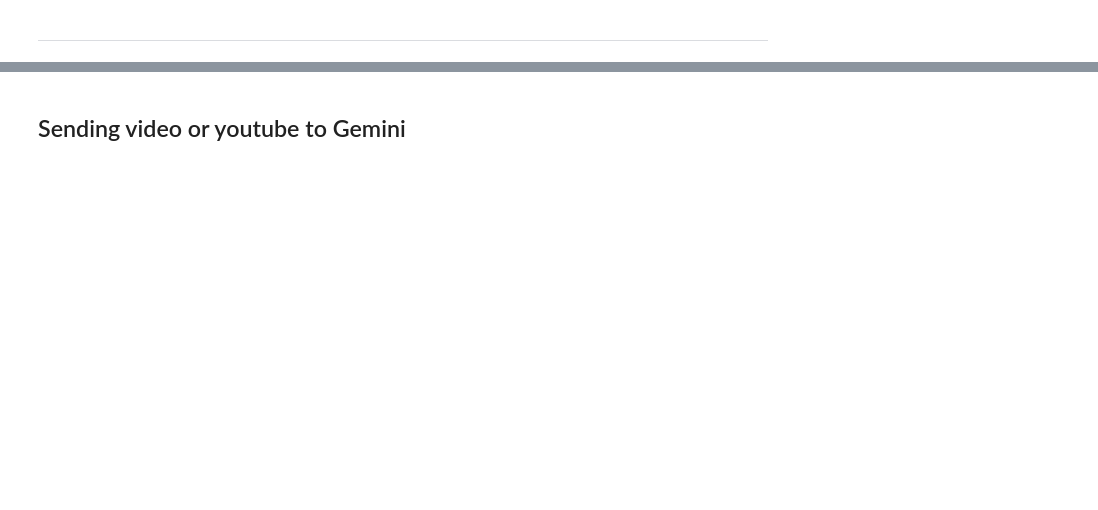
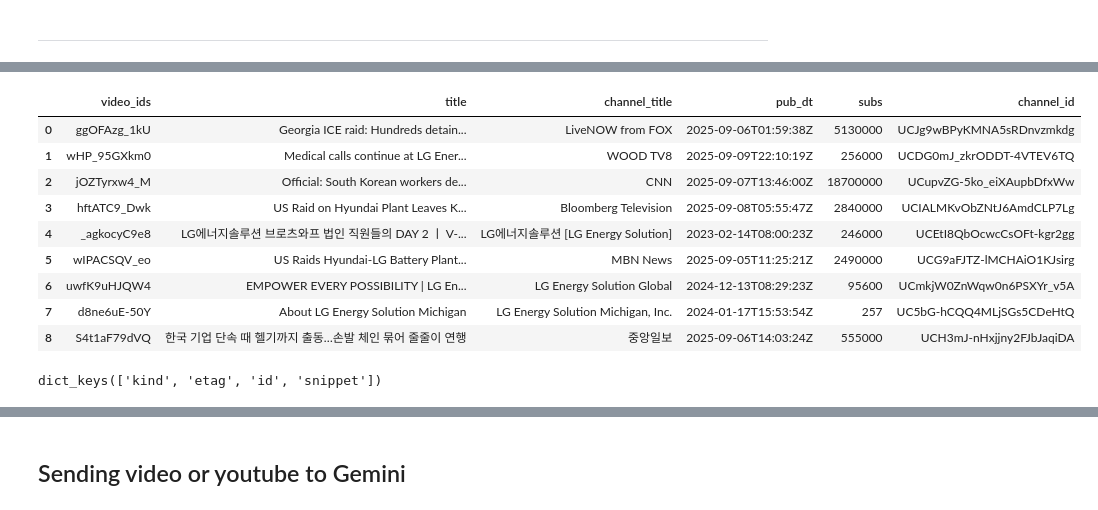
Before and after one commit to HaneulKim214/RAG_research, a Jupyter notebook: 00_Data_extraction.ipynb, the cells around one changed output, grey strips where cells are left out. Drawn from its saved outputs; the diff is of its cells as text; code cells hidden in the pictures; blank space fills up the shorter version.

Commit message:
Youtube API for news search

```diff
--- a/00_Data_extraction.ipynb
+++ b/00_Data_extraction.ipynb
@@ -438,0 +278,8 @@ resp = llm.invoke(
+# %%
+youtube = build("youtube", "v3")
+resp = youtube.search().list(
+    q="LG ENERGY solution",
+    part='id, snippet',
+    maxResults=10,
+    type='video'
+).execute()
@@ -438,0 +290,31 @@ resp = llm.invoke(
+# %%
+video_ids = []
+video_titles = []
+channel_ids = []
+channel_titles = []
+pub_dtts = []
+n_subs_list = []
+
+for res in resp.get("items")[1:]:
+    content_type = res['id']['kind']
+    if content_type != 'youtube#video':
+        continue
+
+    video_id = res['id']['videoId'] # https://www.youtube.com/watch?v={video_id}
+    video_title = res['snippet']['title']
+    channel_id = res['snippet']['channelId']
+    channel_title = res['snippet']['channelTitle']
+    published_dtt = res['snippet']['publishTime']
+    n_subs = (youtube.channels()
+              .list(part='statistics',id=channel_id)
+              .execute()['items'][0]['statistics']['subscriberCount'])
+    video_ids.append(video_id)
+    video_titles.append(video_title)
+    channel_ids.append(channel_id)
+    channel_titles.append(channel_title)
+    pub_dtts.append(published_dtt)
+    n_subs_list.append(n_subs)
+# %%
+df = pd.DataFrame({"video_ids":video_ids, "title":video_titles,
+                  "channel_title":channel_titles, "pub_dt":pub_dtts, "subs":n_subs_list,
+                  "channel_id":channel_ids})
@@ -438,0 +331,2 @@ resp = llm.invoke(
+# %%
+df['pub_dt']=pd.to_datetime(df['pub_dt'])
@@ -438,0 +359,17 @@ resp = llm.invoke(
+# %%
+df.loc[df['subs'] > 100_000]
+# %% [output]
+|  | video_ids | title | channel_title | pub_dt | subs | channel_id |
+| 0 | ggOFAzg_1kU | Georgia ICE raid: Hundreds detain... | LiveNOW from FOX | 2025-09-06T01:59:38Z | 5130000 | UCJg9wBPyKMNA5sRDnvzmkdg |
+| 1 | wHP_95GXkm0 | Medical calls continue at LG Ener... | WOOD TV8 | 2025-09-09T22:10:19Z | 256000 | UCDG0mJ_zkrODDT-4VTEV6TQ |
+| 2 | jOZTyrxw4_M | Official: South Korean workers de... | CNN | 2025-09-07T13:46:00Z | 18700000 | UCupvZG-5ko_eiXAupbDfxWw |
+| 3 | hftATC9_Dwk | US Raid on Hyundai Plant Leaves K... | Bloomberg Television | 2025-09-08T05:55:47Z | 2840000 | UCIALMKvObZNtJ6AmdCLP7Lg |
+| 4 | _agkocyC9e8 | LG에너지솔루션 브로츠와프 법인 직원들의 DAY 2 ㅣ V-... | LG에너지솔루션 [LG Energy Solution] | 2023-02-14T08:00:23Z | 246000 | UCEtI8QbOcwcCsOFt-kgr2gg |
+| 5 | wIPACSQV_eo | US Raids Hyundai-LG Battery Plant... | MBN News | 2025-09-05T11:25:21Z | 2490000 | UCG9aFJTZ-lMCHAiO1KJsirg |
+| 6 | uwfK9uHJQW4 | EMPOWER EVERY POSSIBILITY | LG En... | LG Energy Solution Global | 2024-12-13T08:29:23Z | 95600 | UCmkjW0ZnWqw0n6PSXYr_v5A |
+| 7 | d8ne6uE-50Y | About LG Energy Solution Michigan | LG Energy Solution Michigan, Inc. | 2024-01-17T15:53:54Z | 257 | UC5bG-hCQQ4MLjSGs5CDeHtQ |
+| 8 | S4t1aF79dVQ | 한국 기업 단속 때 헬기까지 출동…손발 체인 묶어 줄줄이 연행 | 중앙일보 | 2025-09-06T14:03:24Z | 555000 | UCH3mJ-nHxjjny2FJbJaqiDA |
+# %%
+res.keys()
+# %% [output]
+dict_keys(['kind', 'etag', 'id', 'snippet'])
```
Also changed, not shown: parts of 24 cells of this notebook, 3 other files.
